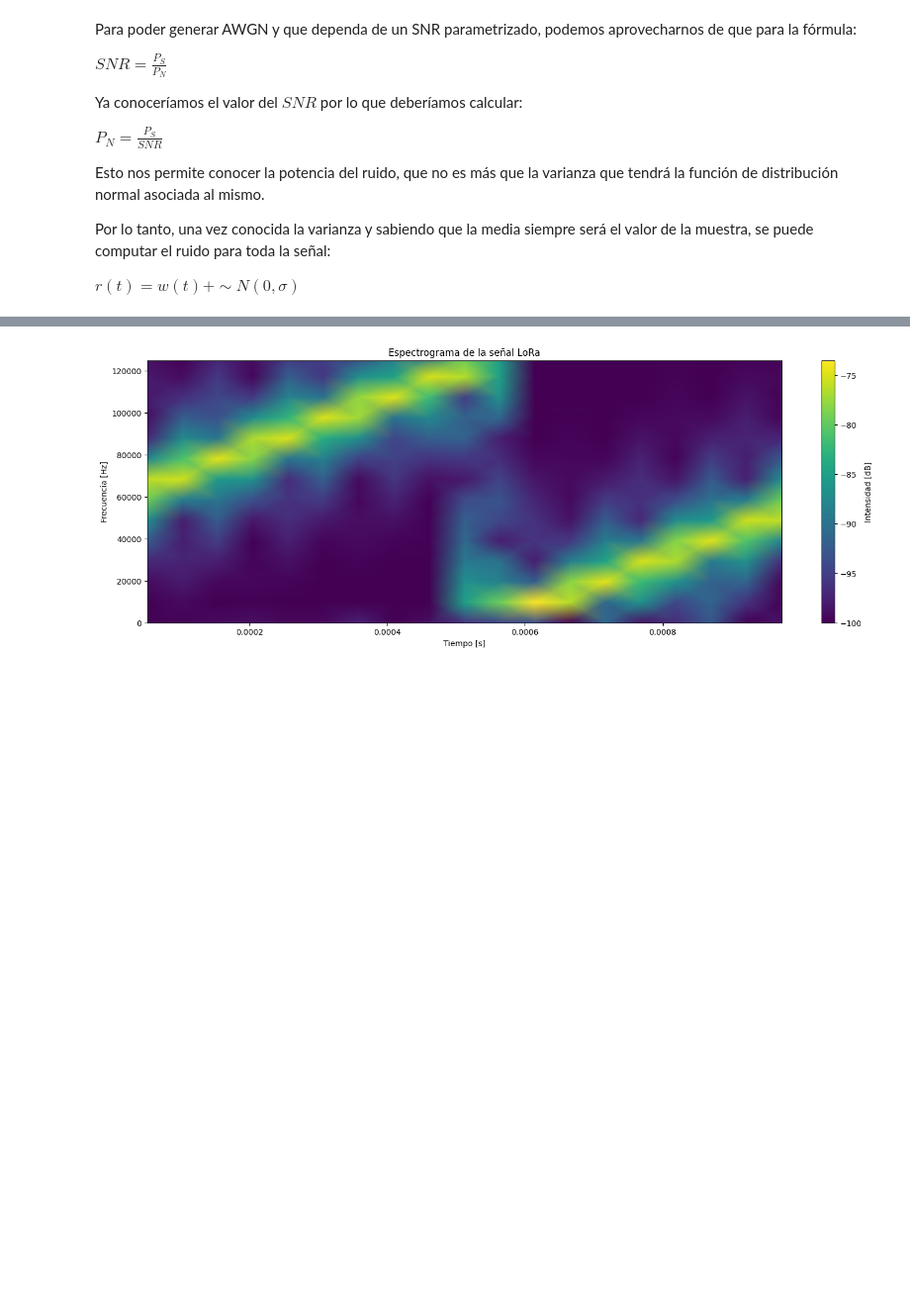
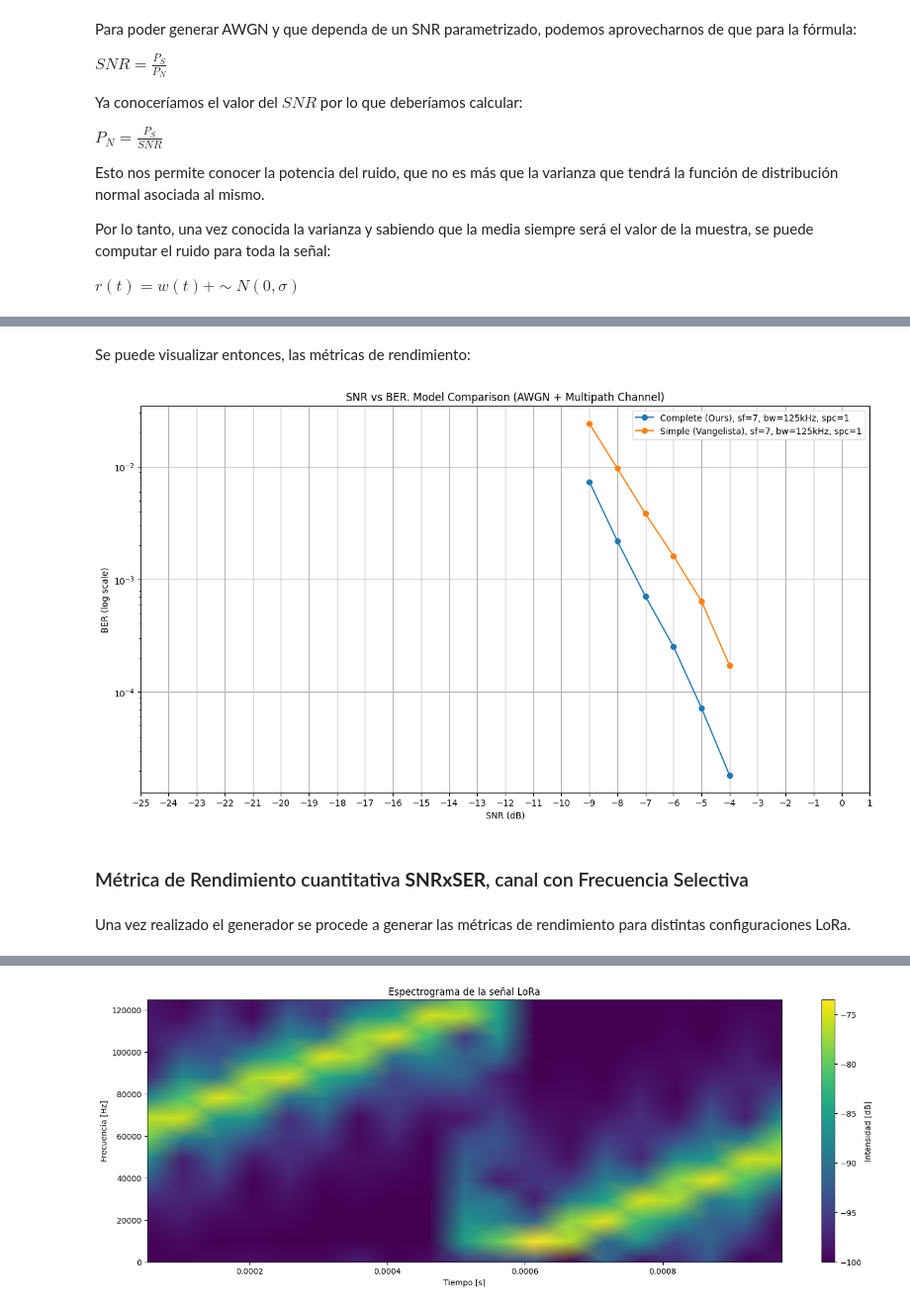
Before and after one commit to stefaema/LoRaSimulator, a Jupyter notebook: Definitive/tools.ipynb, the cells around one changed output, grey strips where cells are left out. Shown at 99% size. Drawn from its saved outputs; the diff is of its cells as text; code cells hidden in the pictures; blank space fills up the shorter version.

```diff
--- a/Definitive/tools.ipynb
+++ b/Definitive/tools.ipynb
@@ -281,0 +441,13 @@ plt.show()
+# %% [markdown]
+Se puede visualizar entonces, las métricas de rendimiento:
+# %%
+plt.figure(figsize=(15, 8))
+plt.title(f'SNR vs BER. Model Comparison (AWGN + Multipath Channel)')
+plot_BER_SNR_from_binary('Measures/FrequencySelective/BER_SNR_sf7_bw125k_spc1_mod_complete.npy', 7, 1, label_fill = "Complete (Ours), sf=7, bw=125kHz, spc=1")
+plot_BER_SNR_from_binary('Measures/FrequencySelective/BER_SNR_sf7_bw125k_spc1_mod_simple.npy', 7, 1, label_fill = "Simple (Vangelista), sf=7, bw=125kHz, spc=1")
+plt.legend()
+plt.show()
+# %% [output]
+[figure, added]
+# %% [markdown]
+### Métrica de Rendimiento cuantitativa **SNRxSER**,  canal con Frecuencia Selectiva
@@ -281,0 +509,2 @@ plt.show()
+# %% [markdown]
+Una vez realizado el generador se procede a generar las métricas de rendimiento para distintas configuraciones LoRa.
```
Also changed, not shown: parts of 52 cells of this notebook, 32 other files.
